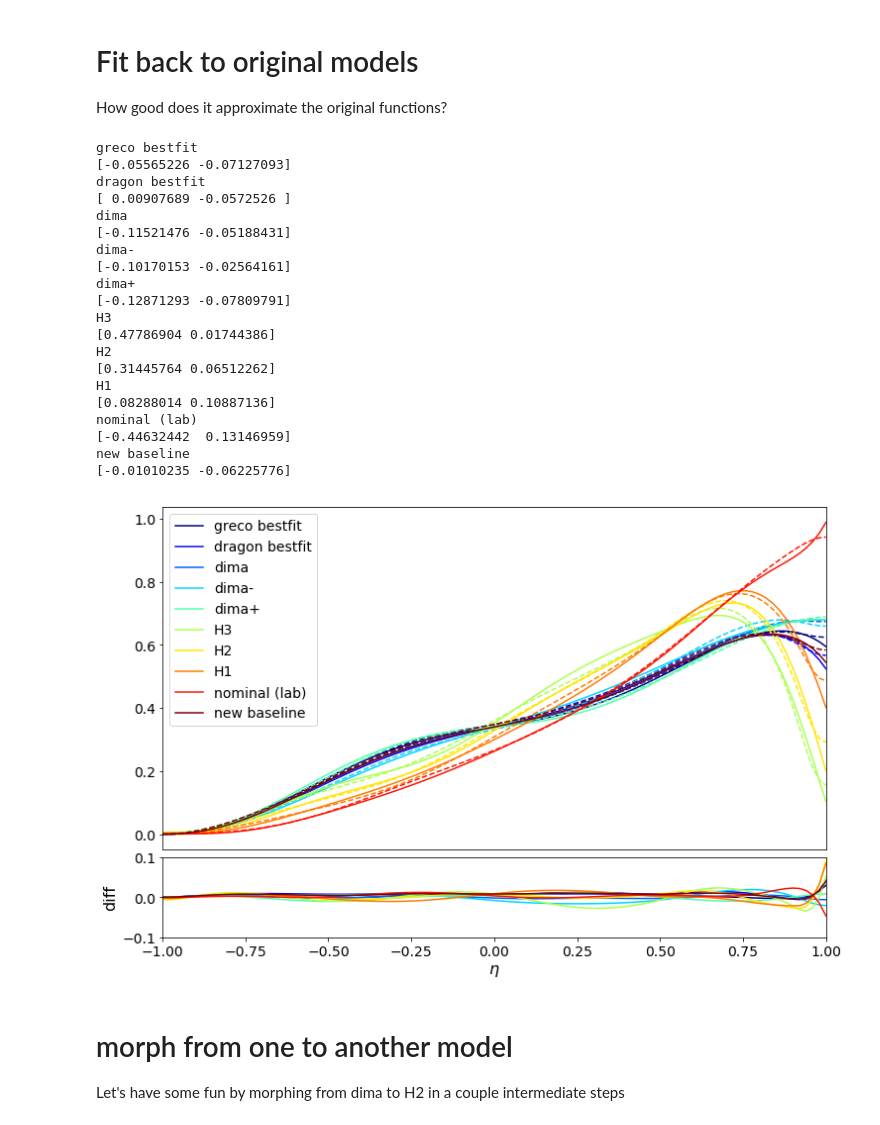
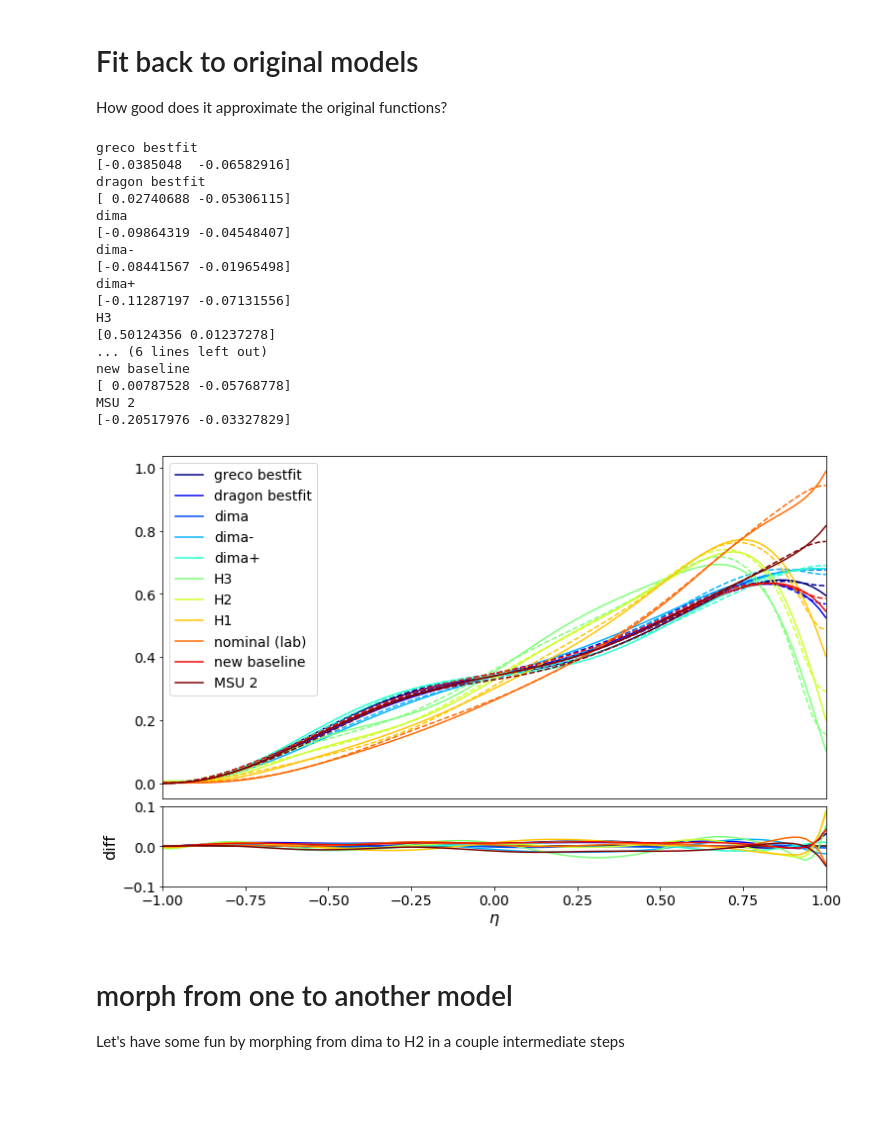
Before and after one commit to icecube/angular_acceptance, a Jupyter notebook: Angular_acceptance.ipynb, the cells around one changed output. Drawn from its saved outputs; the diff is of its cells as text; code cells hidden in the pictures; blank space fills up the shorter version.

```diff
--- a/Angular_acceptance.ipynb
+++ b/Angular_acceptance.ipynb
@@ -43,7 +43,20 @@ dima = msu(xnew, p1=0.3, p2=0)
 dima2 = msu(xnew, p1=0.2, p2=0)
 dima3 = msu(xnew, p1=0.4, p2=0)
 baseline = msu(xnew, p1=0.3, p2=-1)
+msu2 = msu(xnew, p1=0.3, p2=1)
 h3_model = h3[:,1]
 h2_model = h2[:,1]
 h1_model = h1[:,1]
 nominal = nom[:,1]
+# %%
+targets = [greco, dragon, dima, dima2, dima3, h3_model, h2_model, h1_model, nominal, baseline, msu2]
+names = ['greco bestfit', 'dragon bestfit', 'dima', 'dima-', 'dima+', 'H3', 'H2', 'H1', 'nominal (lab)', 'new baseline', 'MSU 2']
+colors = cm.jet(np.linspace(0,1,len(names)))
+
+for target, name, color in zip(targets, names, colors):
+    plt.plot(xnew, target, label=name, c=color)
+
+plt.gca().set_xlim([-1,1])
+plt.gca().set_xlabel(r'$\eta$')
+plt.gca().legend(loc='best')
+plt.savefig('all.png')
@@ -68,11 +83,6 @@ def fun(y, support_x, target):
     cubic = make_interp_spline(support_x, y, bc_type=bc_type)
     diff = target - cubic(xnew)
     return np.sqrt(np.sum(np.square(diff)))
-
-
-targets = [greco, dragon, dima, dima2, dima3, h3_model, h2_model, h1_model, nominal, baseline]
-names = ['greco bestfit', 'dragon bestfit', 'dima', 'dima-', 'dima+', 'H3', 'H2', 'H1', 'nominal (lab)', 'new baseline']
-colors = cm.jet(np.linspace(0,1,len(names)))
 
 fig = plt.figure()
 ax1 = plt.subplot2grid((10,1), (0,0), rowspan=8, fig=fig)
@@ -100,7 +110,7 @@ ax2.set_xlim([-1,1])
 ax1.get_xaxis().set_visible(False)
 
 ax2.set_ylim([-0.1, 0.1])
-ax2.hlines(1,-1,1)
+ax2.hlines(0,-1,1)
 ax2.set_ylabel('diff')
 ax2.set_xlabel(r'$\eta$')
 
@@ -233,48 +243,45 @@ for target, name, color in zip(targets, names, colors):
     approx_params.append(opt['x'])
     print name
     print opt['x']
 
     new = ang(opt['x'], xnew)
     ax1.plot(xnew, new, '--', c=color)
     ax1.plot(xnew, target, label=name, c=color)
     ax2.plot(xnew, new - target, c=color)
 
 approx_params = np.stack(approx_params)
 
 ax1.set_xlim([-1,1])
 ax2.set_xlim([-1,1])
 ax1.get_xaxis().set_visible(False)
 
 ax2.set_ylim([-0.1, 0.1])
-ax2.hlines(1,-1,1)
+ax2.hlines(0,-1,1)
 ax2.set_ylabel('diff')
 ax2.set_xlabel(r'$\eta$')
 
 ax1.legend(loc='upper left')
 plt.show()
 fig.savefig('approx_new.png')
 # %% [output]
 greco bestfit
-[-0.05565226 -0.07127093]
+[-0.0385048  -0.06582916]
 dragon bestfit
-[ 0.00907689 -0.0572526 ]
+[ 0.02740688 -0.05306115]
 dima
-[-0.11521476 -0.05188431]
+[-0.09864319 -0.04548407]
 dima-
-[-0.10170153 -0.02564161]
+[-0.08441567 -0.01965498]
 dima+
-[-0.12871293 -0.07809791]
+[-0.11287197 -0.07131556]
 H3
-[0.47786904 0.01744386]
-H2
-[0.31445764 0.06512262]
-H1
-[0.08288014 0.10887136]
-nominal (lab)
-[-0.44632442  0.13146959]
+[0.50124356 0.01237278]
+... (6 lines left out)
 new baseline
-[-0.01010235 -0.06225776]
+[ 0.00787528 -0.05768778]
+MSU 2
+[-0.20517976 -0.03327829]
-[figure, old version]
+[figure, new version]
 # %% [markdown]
 # morph from one to another model
 Let's have some fun by morphing from dima to H2 in a couple intermediate steps
```
Also changed, not shown: parts of 11 cells of this notebook, 1 other file.
